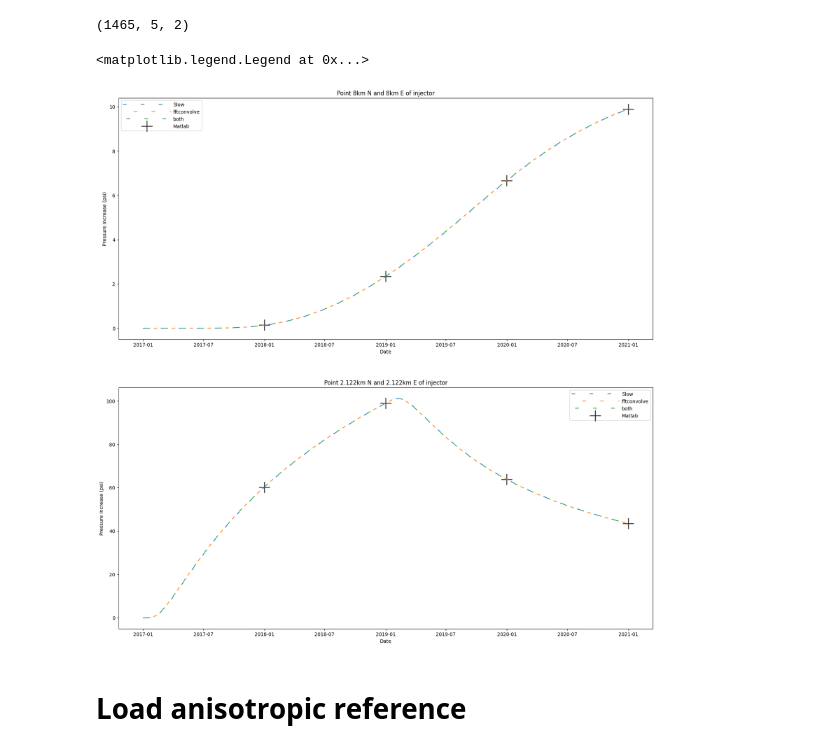
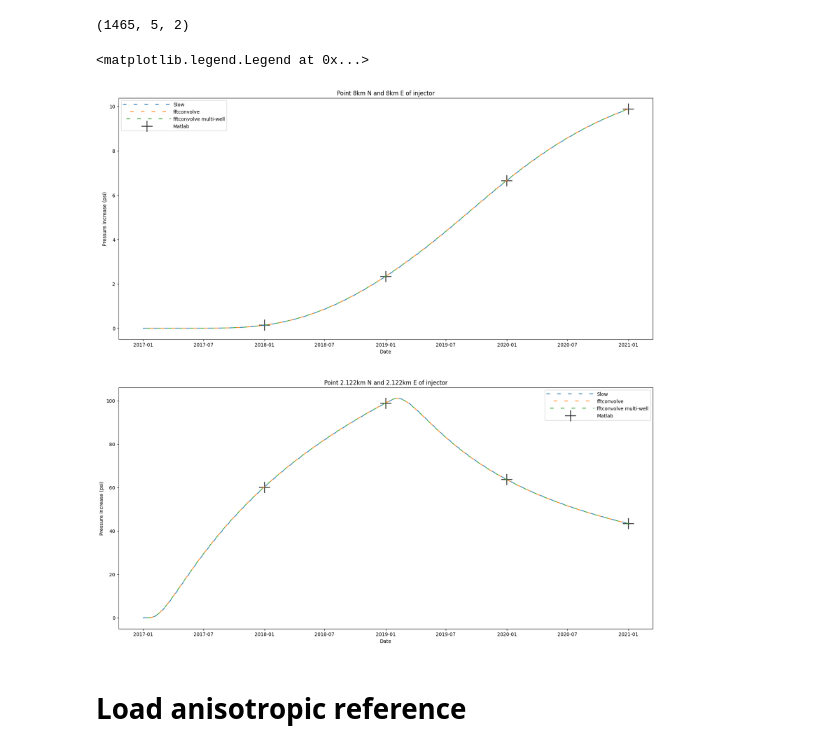
Before and after one commit to ut-beg-texnet/GIST, a Jupyter notebook: src/GISTRegressionTests.ipynb, the cells around one changed output. Cells and saved outputs as stored; diff of their text form; code cells hidden in the pictures.

```diff
--- a/src/GISTRegressionTests.ipynb
+++ b/src/GISTRegressionTests.ipynb
@@ -134,7 +134,7 @@ well2={'ID': 2,
        'WellName': 'Test',
        'Operator': 'TestCo'}
 
-injVec=np.concatenate((np.zeros((1,1)),np.full((731,1),25000.),np.zeros((731,1))))
+injVec=np.concatenate((np.zeros((1,1)),np.full((730,1),25000.),np.zeros((732,1))))
 ID0Vec=np.zeros((1463,1))
 ID1Vec=np.ones((1463,1))
 ID2Vec=np.full((1463,1),2.)
@@ -414,29 +404,25 @@ dPTs.shape
 (1465, 5, 2)
 # %%
 f, ax = plt.subplots(2, 1,figsize=(20,20))
-sns.lineplot(x=dateVec,y=dPv[1:-1,0,0],ax=ax[0],linestyle=(0,(5,20)),label='Slow')
-#sns.lineplot(x=dateVec,y=dPAv[1:-1,0,0],ax=ax[0],linestyle=(5,(5,20)),label='Conv, zero-pad')
-#sns.lineplot(x=dateVec,y=dPBv[1:-1,0,0],ax=ax[0],linestyle=(10,(5,20)),label='Conv, wrap')
-sns.lineplot(x=dateVec,y=dPCv[1:-1,0,0],ax=ax[0],linestyle=(10,(5,20)),label='fftconvolve')
-sns.lineplot(x=dateVec,y=dPTs[1:-1,0,0],ax=ax[0],linestyle=(20,(5,20)),label='both')
+sns.lineplot(x=dateVec,y=dPv[1:-1,0,0],ax=ax[0],linestyle=(0,(5,10)),label='Slow')
+sns.lineplot(x=dateVec,y=dPCv[1:-1,0,0],ax=ax[0],linestyle=(5,(5,10)),label='fftconvolve')
+sns.lineplot(x=dateVec,y=dPTs[1:-1,0,0],ax=ax[0],linestyle=(10,(5,10)),label='fftconvolve multi-well')
 sns.scatterplot(x=outRefDateVec,y=matlab1,ax=ax[0], s=500, color=".2", marker="+",label='Matlab')
-sns.lineplot(x=dateVec,y=dPv[1:-1,0,1],ax=ax[1],linestyle=(0,(5,20)),label='Slow')
-#sns.lineplot(x=dateVec,y=dPAv[1:-1,0,1],ax=ax[1],linestyle=(5,(5,20)),label='Conv, zero-pad')
-#sns.lineplot(x=dateVec,y=dPBv[1:-1,0,1],ax=ax[1],linestyle=(10,(5,20)),label='Conv, wrap')
-sns.lineplot(x=dateVec,y=dPCv[1:-1,0,1],ax=ax[1],linestyle=(10,(5,20)),label='fftconvolve')
-sns.lineplot(x=dateVec,y=dPTs[1:-1,0,1],ax=ax[1],linestyle=(20,(5,20)),label='both')
+sns.lineplot(x=dateVec,y=dPv[1:-1,0,1],ax=ax[1],linestyle=(0,(5,10)),label='Slow')
+sns.lineplot(x=dateVec,y=dPCv[1:-1,0,1],ax=ax[1],linestyle=(5,(5,10)),label='fftconvolve')
+sns.lineplot(x=dateVec,y=dPTs[1:-1,0,1],ax=ax[1],linestyle=(10,(5,10)),label='fftconvolve multi-well')
 sns.scatterplot(x=outRefDateVec,y=matlab2,ax=ax[1], s=500, color=".2", marker="+",label='Matlab')
 ax[0].set_ylabel('Pressure Increase (psi)')
 ax[0].set_xlabel('Date')
 ax[0].set_title('Point 8km N and 8km E of injector')
 ax[1].set_ylabel('Pressure Increase (psi)')
 ax[1].set_xlabel('Date')
 ax[1].set_title('Point 2.122km N and 2.122km E of injector')
 ax[0].legend(handlelength=10, handletextpad=0.5)
 ax[1].legend(handlelength=10, handletextpad=0.5)
 # %% [output]
 <matplotlib.legend.Legend at 0x...>
-[figure, old version]
+[figure, new version]
 # %% [markdown]
 # Load anisotropic reference
 # %% [markdown]
```
Also changed, not shown: parts of 3 cells of this notebook.
